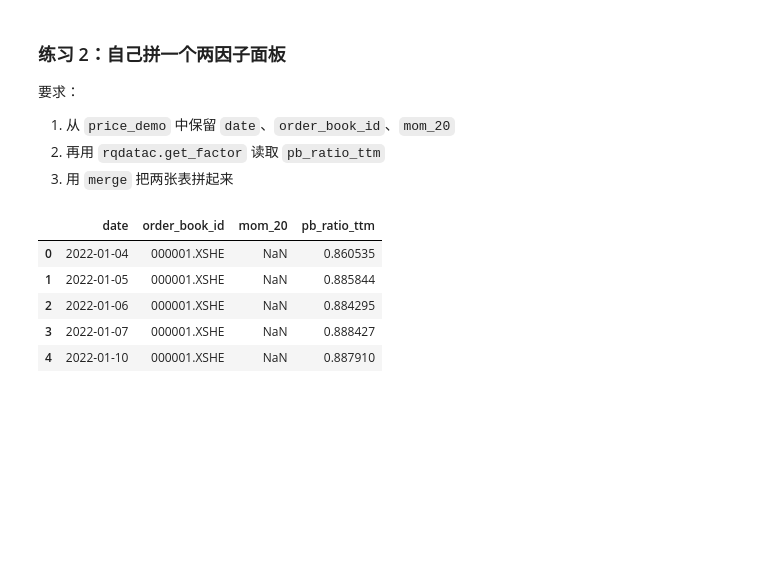
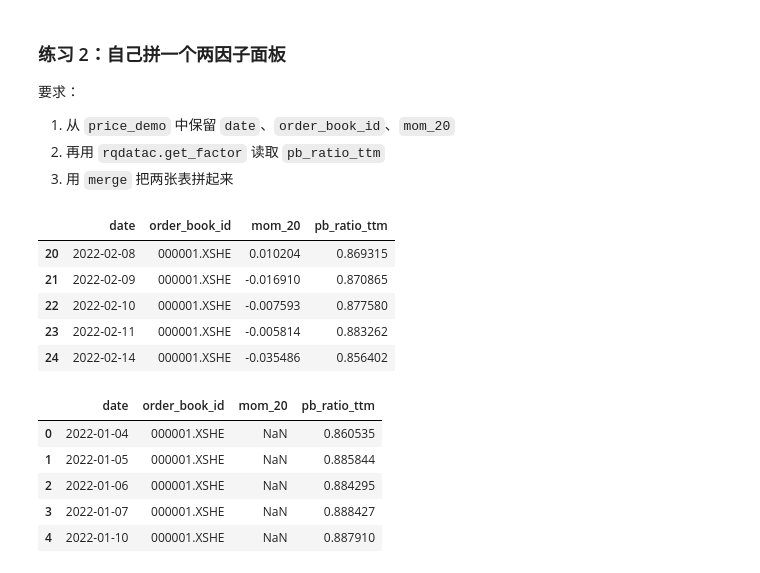
Before and after one commit to GoodNight0721/fec_workshop, a Jupyter notebook: quant_investing/compact_6lectures/C02_财务衍生宏观因子.ipynb, the cells around one changed output. Cells and saved outputs as stored; diff of their text form; code cells hidden in the pictures; blank space fills up the shorter version.

```diff
--- a/quant_investing/compact_6lectures/C02_财务衍生宏观因子.ipynb
+++ b/quant_investing/compact_6lectures/C02_财务衍生宏观因子.ipynb
@@ -485,3 +485,12 @@ factor_panel.head()
 # %%
 # 练习 1：学生现场自己写
 # 提示：get_factor -> reset_index -> head
+df = rqdatac.get_factor(
+    ['000001.XSHE'],
+    ['pb_ratio_ttm'],
+    start_date=START_DATE,
+    end_date=END_DATE,
+    expect_df=True,
+).reset_index()
+
+df.head()
@@ -512,6 +528,22 @@ ex1_factor.head()
 # %%
 # 练习 2：学生现场自己写
 # 提示：merge 的键仍然是 date 和 order_book_id
+price_new = price_demo[['date', 'order_book_id', 'mom_20']].copy()
+
+df_new = price_new.merge(
+    df,
+    on=['date', 'order_book_id'],
+    how='left',
+).dropna()
+
+df_new.head()
+# %% [output]
+|  | date | order_book_id | mom_20 | pb_ratio_ttm |
+| 20 | 2022-02-08 | 000001.XSHE | 0.010204 | 0.869315 |
+| 21 | 2022-02-09 | 000001.XSHE | -0.016910 | 0.870865 |
+| 22 | 2022-02-10 | 000001.XSHE | -0.007593 | 0.877580 |
+| 23 | 2022-02-11 | 000001.XSHE | -0.005814 | 0.883262 |
+| 24 | 2022-02-14 | 000001.XSHE | -0.035486 | 0.856402 |
 # %%
 # 参考答案
 ex2_price = price_demo[["date", "order_book_id", "mom_20"]].copy()
```
Also changed, not shown: parts of 4 cells of this notebook.
